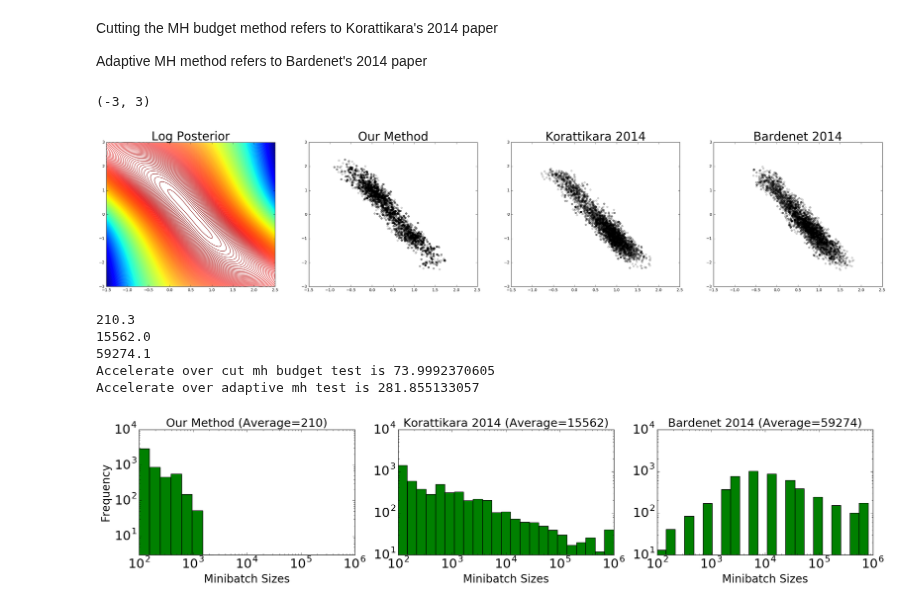
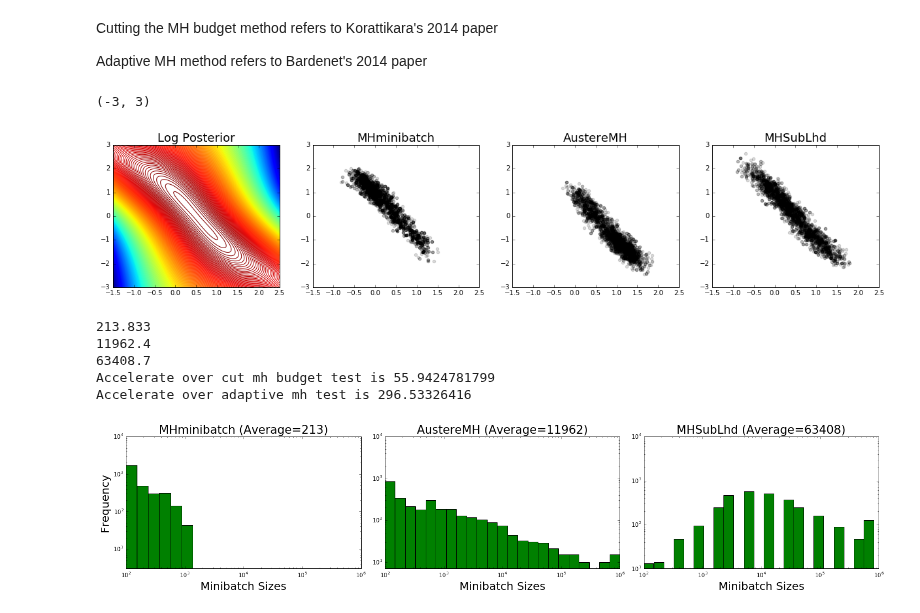
Before and after one commit to DanielTakeshi/New_MH_Test, a Jupyter notebook: code/plot_result_GaussianMixtureModel.ipynb, the cells around one changed output. Cells and saved outputs as stored; diff of their text form; code cells hidden in the pictures.

Commit message:
update figures and results

```diff
--- a/code/plot_result_GaussianMixtureModel.ipynb
+++ b/code/plot_result_GaussianMixtureModel.ipynb
@@ -24,7 +25,7 @@ Adaptive MH method refers to Bardenet's 2014 paper
 f2 = h5py.File('gaussianPureData.mat','r');
 X = np.array(f2['data']);
 f2.close()
-f = h5py.File('gaussiandata.mat','r');
+f = h5py.File('gaussiandata18.mat','r');
 samples1 = np.array(f['newtestsamples'])
 samples3 = np.array(f['cutmhsamples'])
 samples4 = np.array(f['adaptivemhsamples'])
@@ -41,22 +42,22 @@ Z_a = np.array(f3['Z_a'])
 mymap2 = plt.get_cmap("Greys")
 m_c2 = mymap2(400)
 
-fig, axarr = plt.subplots(1,4, figsize=(35, 6.5))
-axarr[0].set_title("Log Posterior", size=30)
+fig, axarr = plt.subplots(1,4, figsize=(21, 3.9))
+axarr[0].set_title("Log Posterior", size=18)
 axarr[0].contour(X_a,Y_a,Z_a,300)
 
 # plot posterior distribution
-axarr[1].set_title("Our Method", size=30)
+axarr[1].set_title("MHminibatch", size=18)
 axarr[1].scatter(samples1[:,0], samples1[:,1], color = m_c2, alpha=0.15)
 axarr[1].set_xlim([-1.5,2.5])
 axarr[1].set_ylim([-3,3])
 
-axarr[2].set_title("Korattikara 2014", size=30)
+axarr[2].set_title("AustereMH", size=18)
 axarr[2].scatter(samples3[:,0], samples3[:,1], color = m_c2, alpha=0.15)
 axarr[2].set_xlim([-1.5,2.5])
 axarr[2].set_ylim([-3,3])
 
-axarr[3].set_title("Bardenet 2014", size=30)
+axarr[3].set_title("MHSubLhd", size=18)
 axarr[3].scatter(samples4[:,0], samples4[:,1], color = m_c2, alpha=0.15)
 axarr[3].set_xlim([-1.5,2.5])
 axarr[3].set_ylim([-3,3])
@@ -64,7 +65,7 @@ axarr[3].set_ylim([-3,3])
 # plt.savefig('../figures/GaussianMixtureResult/posterior_of_gaussian.png', dpi=600)
 # %% [output]
 (-3, 3)
-[figure, old version]
+[figure, new version]
 # %%
 """
 Plot minibatch size distribution
@@ -96,7 +97,7 @@ fc = 'green'
 x_label = "Minibatch Sizes"
 y_label = "Frequency"
 
-axarr[0].set_title("Our Method (Average=210)", fontsize=title_size)
+axarr[0].set_title("MHminibatch (Average=%d)"%np.mean(size1), fontsize=title_size)
 axarr[0].hist(size1, bins=np.exp(np.linspace(np.log(np.min(size1-1)),np.log(np.max(size1+1)),8)), facecolor=fc)
 axarr[0].set_xlabel(x_label, fontsize=axis_size)
 axarr[0].set_ylabel(y_label, fontsize=axis_size)
@@ -107,44 +108,44 @@ axarr[0].set_ylim([min_y,max_y])
 axarr[0].set_yticks(yaxis_ticks)
 print np.mean(size1)
 
-axarr[1].set_title("Korattikara 2014 (Average=15562)", fontsize=title_size)
+axarr[1].set_title("AustereMH (Average=%d)"%np.mean(size3), fontsize=title_size)
 axarr[1].hist(size3, bins=np.exp(np.linspace(np.log(np.min(size3-1)),np.log(np.max(size3+1)),24)), facecolor=fc)
 axarr[1].set_xlabel(x_label, fontsize=axis_size)
 #axarr[1].set_ylabel(y_label, fontsize=axis_size)
 axarr[1].set_xscale('log')
 axarr[1].set_yscale('log')
 axarr[1].set_xlim([min_x,max_x])
 axarr[1].set_ylim([min_y,max_y])
 axarr[1].set_yticks(yaxis_ticks)
 print np.mean(size3)
 
-axarr[2].set_title("Bardenet 2014 (Average=59274)", fontsize=title_size)
+axarr[2].set_title("MHSubLhd (Average=%d)"%np.mean(size4), fontsize=title_size)
 axarr[2].hist(size4, bins=np.exp(np.linspace(np.log(np.min(size4-1)),np.log(np.max(size4+1)),24)), facecolor=fc)
 axarr[2].set_xlabel(x_label, fontsize=axis_size)
 #axarr[2].set_ylabel(y_label, fontsize=axis_size)
 axarr[2].set_xscale('log')
 axarr[2].set_yscale('log')
 axarr[2].set_xlim([min_x,max_x])
 axarr[2].set_ylim([min_y,max_y])
 axarr[2].set_yticks(yaxis_ticks)
 print np.mean(size4)
 
 print "Accelerate over cut mh budget test is", np.sum(size3)/np.sum(size1)*1.0
 print "Accelerate over adaptive mh test is", np.sum(size4)/np.sum(size1)*1.0
 
 plt.tight_layout()
 matplotlib.rc('xtick', labelsize=tick_size)
 matplotlib.rc('ytick', labelsize=tick_size)
 fig.subplots_adjust(hspace=5)
 #fig.subplots_adjust(bottom=5)
 # plt.savefig('../figures/GaussianMixtureResult/minibatch_size_gaussian.png', dpi=300)
 # %% [output]
-210.3
-15562.0
-59274.1
-Accelerate over cut mh budget test is 73.9992370605
-Accelerate over adaptive mh test is 281.855133057
+213.833
+11962.4
+63408.7
+Accelerate over cut mh budget test is 55.9424781799
+Accelerate over adaptive mh test is 296.53326416
-[figure, old version]
+[figure, new version]
 # %%
 batch_size = bc1c2[:,0]
 c1 = bc1c2[:,1]
```
Also changed, not shown: parts of 1 cell of this notebook, 4 other files.
